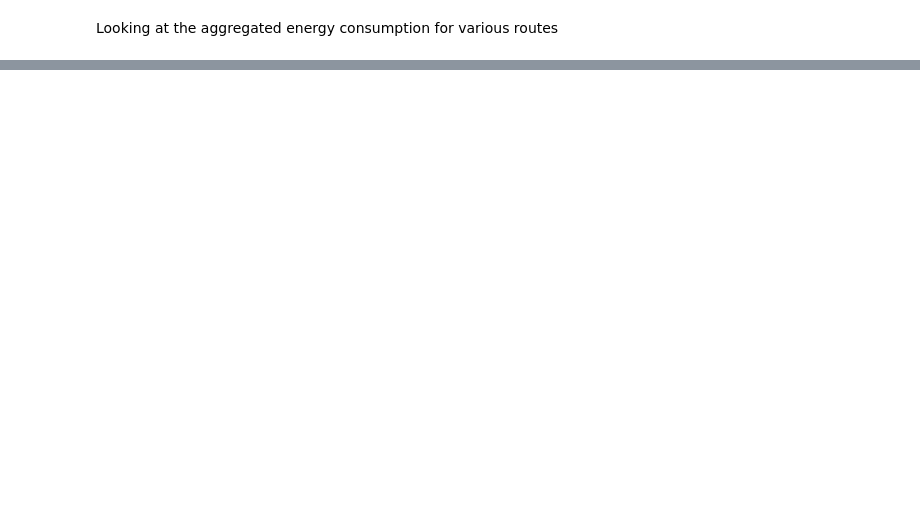
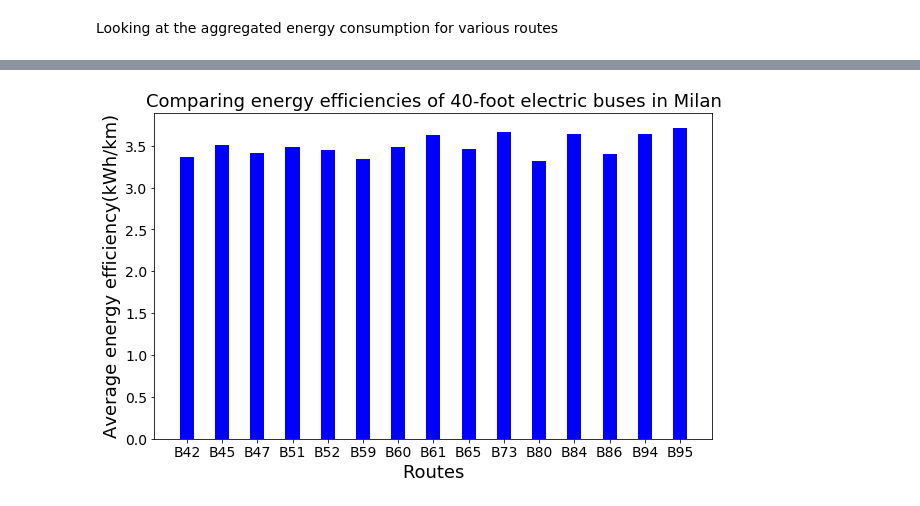
Before and after one commit to UpadhiV/evfleets, a Jupyter notebook: cdm_analysis.ipynb, the cells around one changed output, grey strips where cells are left out. Cells and saved outputs as stored; diff of their text form; code cells hidden in the pictures; blank space fills up the shorter version.

```diff
--- a/cdm_analysis.ipynb
+++ b/cdm_analysis.ipynb
@@ -259,0 +282,23 @@ for index in bus_lib.index:
+# %%
+#importing mass and auxillary power
+query = "SELECT * FROM cdm_e_data ;"
+route_data = pd.read_sql(query, engine)
+# %%
+#calculating energy efficiency for 40-foot bus
+route_data["energy_eff"] = route_data["energy_40ft"]/route_data["VKT"]
+
+#creating a figure
+fig = plt.figure(figsize = (10, 6))
+
+# creating the bar plot
+plt.bar(route_data.route_id, route_data.energy_eff, color ='blue',
+        width = 0.4)
+plt.xlabel("Routes", fontsize = 18)
+plt.yticks(fontsize=14)
+plt.xticks(fontsize=14)
+plt.ylabel("Average energy efficiency(kWh/km)", fontsize = 18)
+plt.title("Comparing energy efficiencies of 40-foot electric buses in Milan", fontsize = 18)
+plt.savefig("Milan_energy_eff")
+plt.show()
+# %% [output]
+[figure, added]
```
Also changed, not shown: parts of 12 cells of this notebook.
